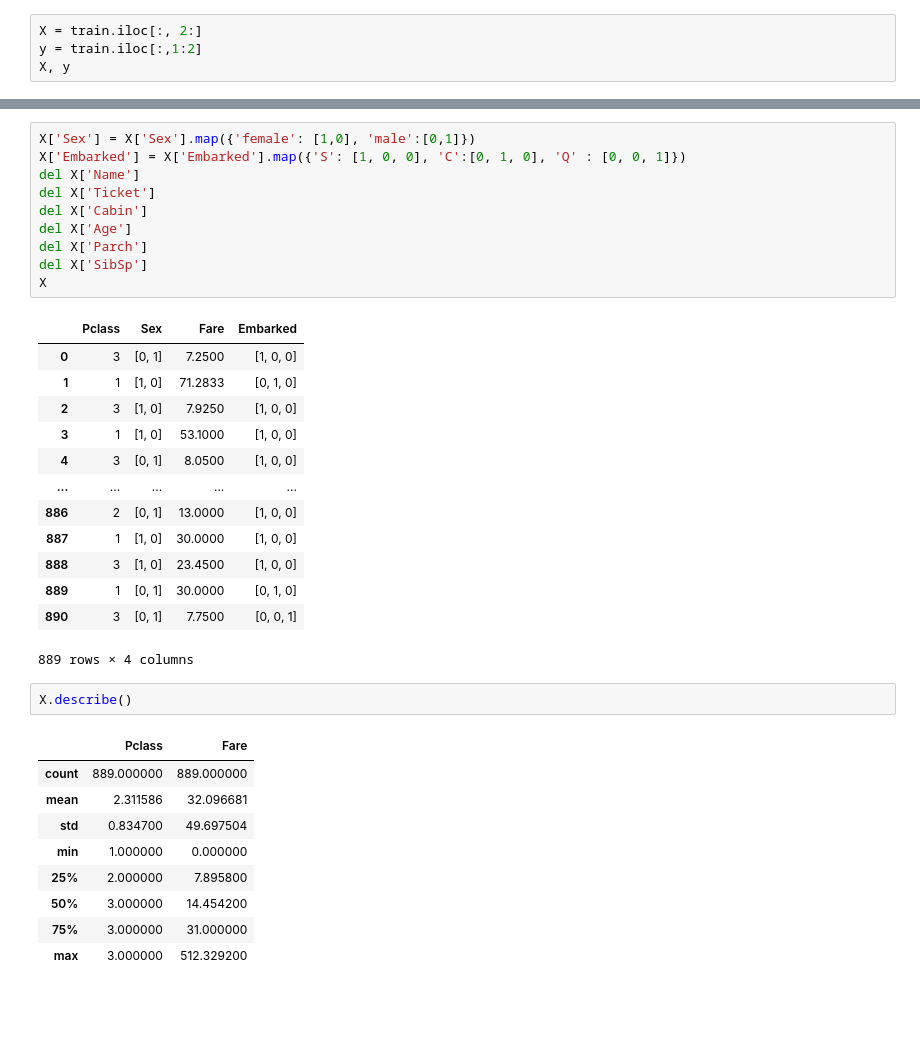
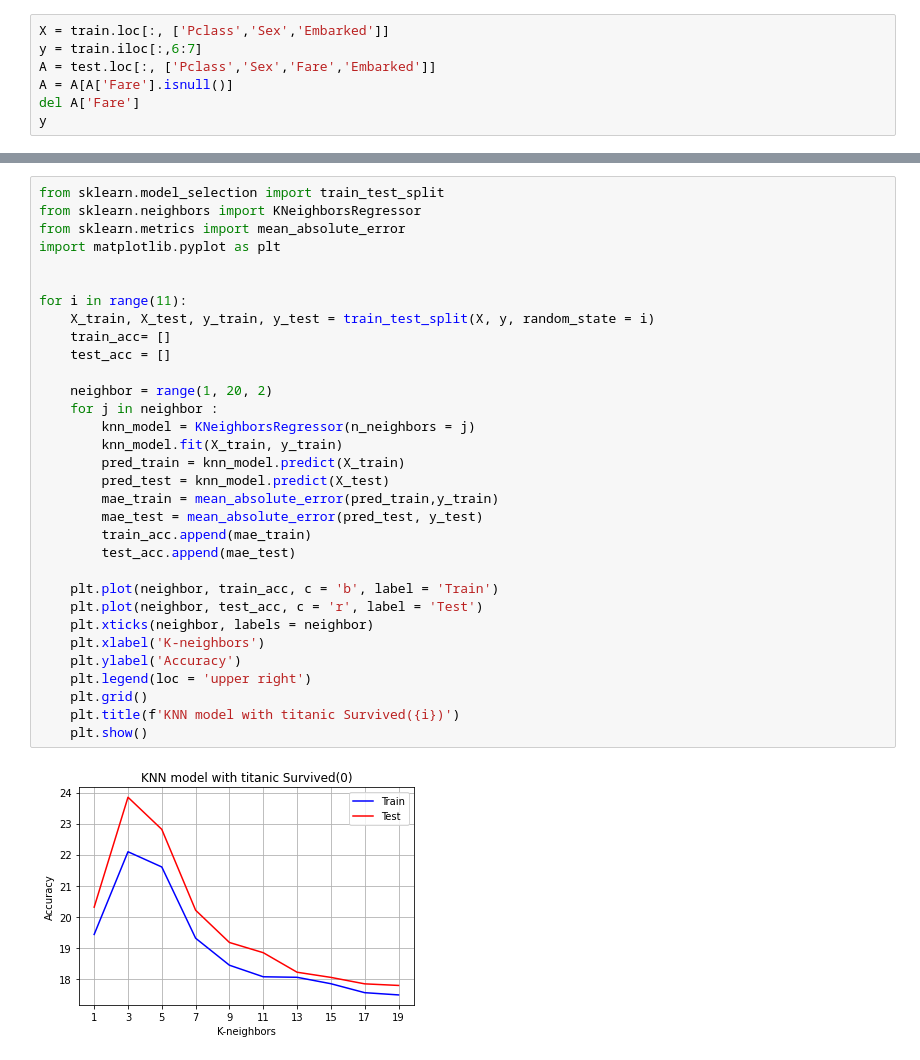
Before and after one commit to MinjuKang727/Python, a Jupyter notebook: Machine_Learning/titanic.ipynb, the cells around one changed output, grey strips where cells are left out. Cells and saved outputs as stored; diff of their text form; blank space fills up the shorter version.

```diff
--- a/Machine_Learning/titanic.ipynb
+++ b/Machine_Learning/titanic.ipynb
@@ -139,5 +141,8 @@ max    1309.000000    3.000000   76.000000    8.000000    9.000000  512.329200
 # %%
-X = train.iloc[:, 2:]
-y = train.iloc[:,1:2]
-X, y
+X = train.loc[:, ['Pclass','Sex','Embarked']]
+y = train.iloc[:,6:7]
+A = test.loc[:, ['Pclass','Sex','Fare','Embarked']]
+A = A[A['Fare'].isnull()]
+del A['Fare']
+y
 # %% [output]
@@ -161,36 +166,34 @@ X, y
-# %%
-X['Sex'] = X['Sex'].map({'female': [1,0], 'male':[0,1]})
-X['Embarked'] = X['Embarked'].map({'S': [1, 0, 0], 'C':[0, 1, 0], 'Q' : [0, 0, 1]})
-del X['Name']
-del X['Ticket']
-del X['Cabin']
-del X['Age']
-del X['Parch']
-del X['SibSp']
-X
-# %% [output]
-|  | Pclass | Sex | Fare | Embarked |
-| 0 | 3 | [0, 1] | 7.2500 | [1, 0, 0] |
-| 1 | 1 | [1, 0] | 71.2833 | [0, 1, 0] |
-| 2 | 3 | [1, 0] | 7.9250 | [1, 0, 0] |
-| 3 | 1 | [1, 0] | 53.1000 | [1, 0, 0] |
-| 4 | 3 | [0, 1] | 8.0500 | [1, 0, 0] |
-| ... | ... | ... | ... | ... |
-| 886 | 2 | [0, 1] | 13.0000 | [1, 0, 0] |
-| 887 | 1 | [1, 0] | 30.0000 | [1, 0, 0] |
-| 888 | 3 | [1, 0] | 23.4500 | [1, 0, 0] |
-| 889 | 1 | [0, 1] | 30.0000 | [0, 1, 0] |
-| 890 | 3 | [0, 1] | 7.7500 | [0, 0, 1] |
-889 rows × 4 columns
-# %%
-X.describe()
-# %% [output]
-|  | Pclass | Fare |
-| count | 889.000000 | 889.000000 |
-| mean | 2.311586 | 32.096681 |
-| std | 0.834700 | 49.697504 |
-| min | 1.000000 | 0.000000 |
-| 25% | 2.000000 | 7.895800 |
-| 50% | 3.000000 | 14.454200 |
-| 75% | 3.000000 | 31.000000 |
-| max | 3.000000 | 512.329200 |
+# %%
+from sklearn.model_selection import train_test_split
+from sklearn.neighbors import KNeighborsRegressor
+from sklearn.metrics import mean_absolute_error
+import matplotlib.pyplot as plt
+
+
+for i in range(11):
+    X_train, X_test, y_train, y_test = train_test_split(X, y, random_state = i)
+    train_acc= []
+    test_acc = []
+
+    neighbor = range(1, 20, 2)
+    for j in neighbor :
+        knn_model = KNeighborsRegressor(n_neighbors = j)
+        knn_model.fit(X_train, y_train)
+        pred_train = knn_model.predict(X_train)
+        pred_test = knn_model.predict(X_test)
+        mae_train = mean_absolute_error(pred_train,y_train)
+        mae_test = mean_absolute_error(pred_test, y_test)
+        train_acc.append(mae_train)
+        test_acc.append(mae_test)
+
+    plt.plot(neighbor, train_acc, c = 'b', label = 'Train')
+    plt.plot(neighbor, test_acc, c = 'r', label = 'Test')
+    plt.xticks(neighbor, labels = neighbor)
+    plt.xlabel('K-neighbors')
+    plt.ylabel('Accuracy')
+    plt.legend(loc = 'upper right')
+    plt.grid()
+    plt.title(f'KNN model with titanic Survived({i})')
+    plt.show()
+# %% [output]
+[figure, added]
```
Also changed, not shown: parts of 16 cells of this notebook.
